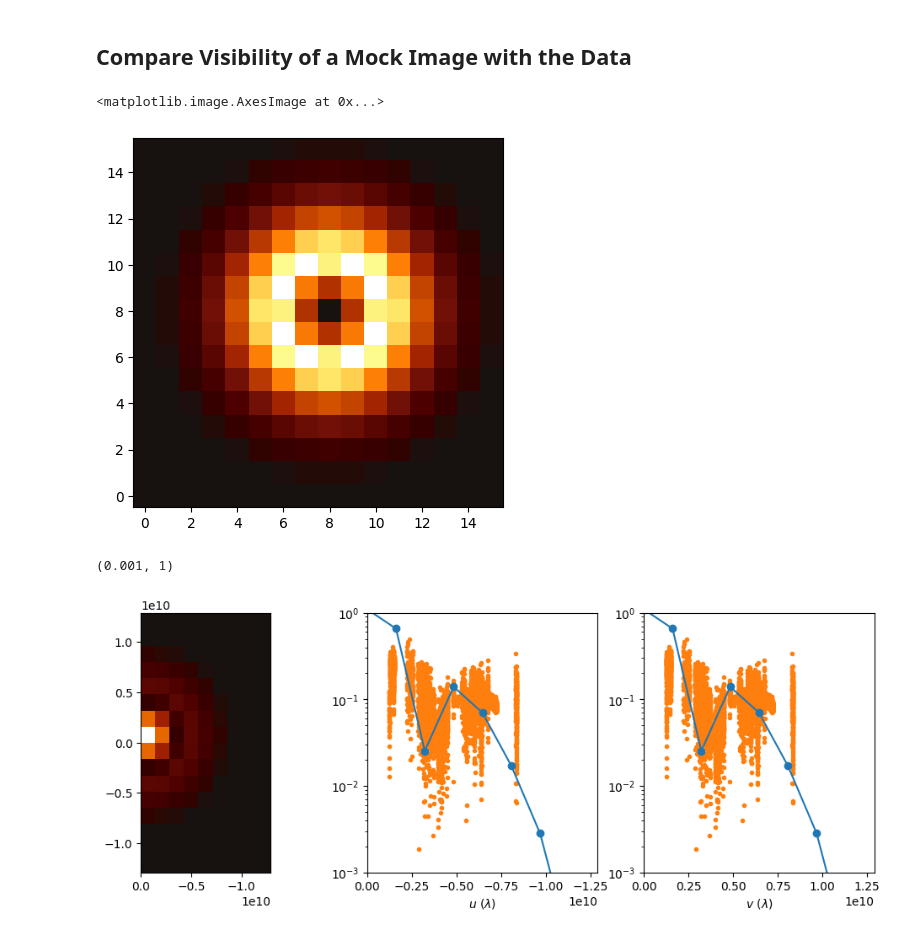
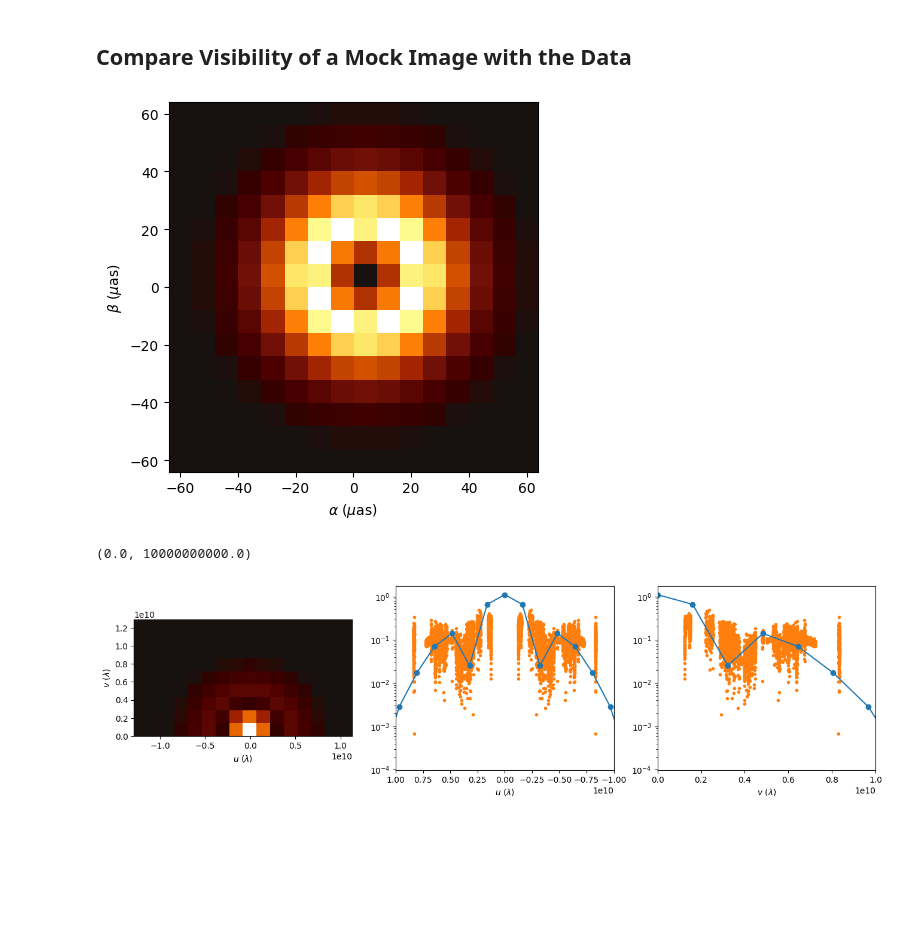
Before and after one commit to rndsrc/img, a Jupyter notebook: img.ipynb, the cells around one changed output. Saved outputs shown, nothing was run; the diff lists cells and outputs as text; code cells hidden in the pictures; blank space fills up the shorter version.

```diff
--- a/img.ipynb
+++ b/img.ipynb
@@ -208,41 +233,33 @@ a   = np.linspace(-fov/2, fov/2, endpoint=False, num=16)
 b   = np.linspace(-fov/2, fov/2, endpoint=False, num=16)
 a,b = np.meshgrid(a, b)
 
-img = 0.1 * (np.exp(-0.5 * (a*a + b*b) / (16*16)) - np.exp(-0.5 * (a*a + b*b) / (12*12)))
-
-vis = fft(img)
-
-Usz = img.shape[-2] / -fov / units.uarcsec.to(units.radian)
-Vsz = img.shape[-1] /  fov / units.uarcsec.to(units.radian)
-U   = np.linspace(     0, Usz/2, endpoint=True,  num=9)
-V   = np.linspace(-Vsz/2, Vsz/2, endpoint=False, num=16)
+img = Image(0.1 * (np.exp(-0.5 * (a*a + b*b) / (16*16)) - np.exp(-0.5 * (a*a + b*b) / (12*12))), fov1=fov, fov2=fov)
+vis = Visibility(img)
 # %%
-plt.imshow(img, cmap='afmhot_10us', origin='lower')
+fig, ax = plt.subplots(1,1)
+imgshow(ax, img)
 # %% [output]
-<matplotlib.image.AxesImage at 0x...>
-[figure, old version]
+[figure, new version]
 # %%
 a = df['amp']
 u = np.array(df['u'])
 v = np.array(df['v'])
 d = np.sqrt(u*u + v*v)
 
-fig, axes = plt.subplots(1,3, figsize=(12,4))
+fig, axes = plt.subplots(1,3, figsize=(16,4))
 
-axes[0].imshow(abs(vis), origin='lower', cmap='afmhot_10us', extent=[0,Usz/2,-Vsz/2,Vsz/2])
-axes[0].set_aspect('equal')
+visshow(axes[0], vis)
 
-axes[1].semilogy(U, abs(vis[8,:]), 'o-')
+axes[1].semilogy(vis.u, abs(vis.I[:,0]), 'o-')
 axes[1].scatter(-d, a, marker='.', color='C1')
+axes[1].scatter( d, a, marker='.', color='C1')
 axes[1].set_xlabel(r'$u$ ($\lambda$)')
-axes[1].set_xlim(0, Usz/2)
-axes[1].set_ylim(1e-3, 1)
+axes[1].set_xlim(1e10, -1e10)
 
-axes[2].semilogy(V[8:], abs(vis[8:,0]), 'o-')
+axes[2].semilogy(vis.v, abs(vis.I[8,:]), 'o-')
 axes[2].scatter(d, a, marker='.', color='C1')
 axes[2].set_xlabel(r'$v$ ($\lambda$)')
-axes[2].set_xlim(0, Vsz/2)
-axes[2].set_ylim(1e-3, 1)
+axes[2].set_xlim(0, 1e10)
 # %% [output]
-(0.001, 1)
+(0.0, 10000000000.0)
-[figure, old version]
+[figure, new version]
```
Also changed, not shown: parts of 6 cells of this notebook.
